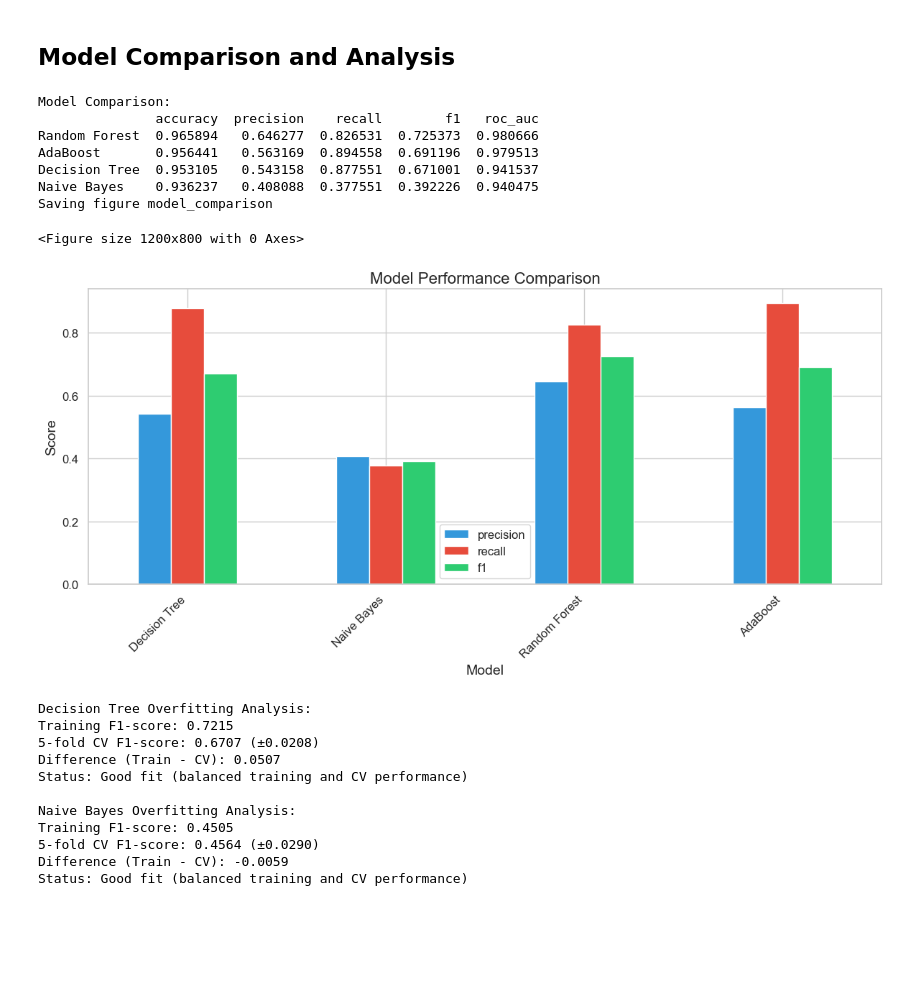
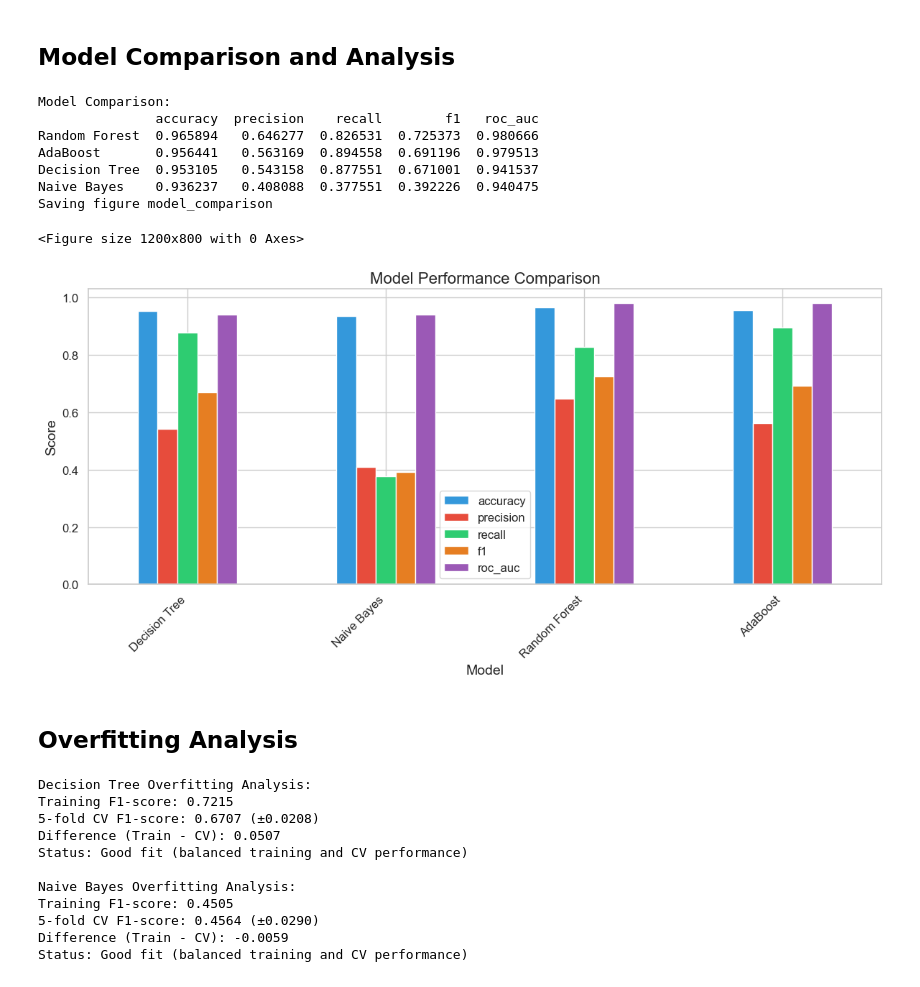
Before and after one commit to violetahoza/MergeConflictClassifier, a Jupyter notebook: HozaVioletaMaria.ipynb, the cells around one changed output. Saved outputs shown, nothing was run; the diff lists cells and outputs as text; code cells hidden in the pictures; blank space fills up the shorter version.

```diff
--- a/HozaVioletaMaria.ipynb
+++ b/HozaVioletaMaria.ipynb
@@ -879,29 +875,0 @@ weighted avg       0.97      0.95      0.96      5395
-# %%
-# Support Vector Machine with Grid Search
-print("\nTraining Support Vector Machine Classifier...")
-
-# Create pipeline with SMOTE and SVM
-svm_pipeline = ImbPipeline([
-    ('scaler', StandardScaler()),
-    ('smote', SMOTE(random_state=42)),
-    ('svm', SVC(probability=True, random_state=42))
-])
-
-# Parameter grid for tuning
-svm_param_grid = {
-    'svm__C': [0.1, 1, 10, 100],
-    'svm__kernel': ['linear', 'rbf'],
-    'svm__gamma': ['scale', 'auto', 0.1, 0.01]
-}
-
-# Grid search with cross-validation
-svm_grid = GridSearchCV(svm_pipeline, svm_param_grid, cv=5, scoring='f1', n_jobs=-1, verbose=1)
-svm_grid.fit(X_train_selected, y_train)
-
-# Best parameters and score
-print(f"\nBest SVM parameters: {svm_grid.best_params_}")
-print(f"Best F1-score (CV): {svm_grid.best_score_:.4f}")
-
-# Evaluate on test set
-best_svm = svm_grid.best_estimator_
-svm_model, svm_metrics = evaluate_model(best_svm, X_train_selected, X_test_selected, y_train, y_test, "Support Vector Machine")
@@ -1069,36 +1033,40 @@ models_metrics = {
     'Naive Bayes': nb_metrics,
     'Random Forest': rf_metrics,
     'AdaBoost': ada_metrics
 }
 
 metrics_df = pd.DataFrame(models_metrics).T
 metrics_df = metrics_df[['accuracy', 'precision', 'recall', 'f1', 'roc_auc']]
 
 print("\nModel Comparison:")
 print(metrics_df.sort_values('f1', ascending=False))
 
 # Plot performance comparison
 plt.figure(figsize=(12, 8))
-metrics_df[['precision', 'recall', 'f1']].plot(kind='bar', figsize=(12, 6),
-                                              color=['#3498db', '#e74c3c', '#2ecc71'])
+# metrics_df[['precision', 'recall', 'f1']].plot(kind='bar', figsize=(12, 6),
+#                                               color=['#3498db', '#e74c3c', '#2ecc71'])
+metrics_df[['accuracy', 'precision', 'recall', 'f1', 'roc_auc']].plot(kind='bar', figsize=(12, 6),
+                                               color=['#3498db', '#e74c3c', '#2ecc71', '#e67e22', '#9b59b6'])
 plt.title('Model Performance Comparison', fontsize=16)
 plt.xlabel('Model', fontsize=14)
 plt.ylabel('Score', fontsize=14)
 plt.xticks(rotation=45, ha='right')
 plt.legend(loc='best', fontsize=12)
 plt.tight_layout()
 save_fig('model_comparison')
 plt.show()
 # %% [output]
 Model Comparison:
                accuracy  precision    recall        f1   roc_auc
 Random Forest  0.965894   0.646277  0.826531  0.725373  0.980666
 AdaBoost       0.956441   0.563169  0.894558  0.691196  0.979513
 Decision Tree  0.953105   0.543158  0.877551  0.671001  0.941537
 Naive Bayes    0.936237   0.408088  0.377551  0.392226  0.940475
 Saving figure model_comparison
 <Figure size 1200x800 with 0 Axes>
-[figure, old version]
+[figure, new version]
+# %% [markdown]
+## Overfitting Analysis
 # %%
 # Function to assess overfitting using cross-validation
 def evaluate_overfitting(model, X_train, y_train, model_name):
```
Also changed, not shown: parts of 22 cells of this notebook, 6 other files.
